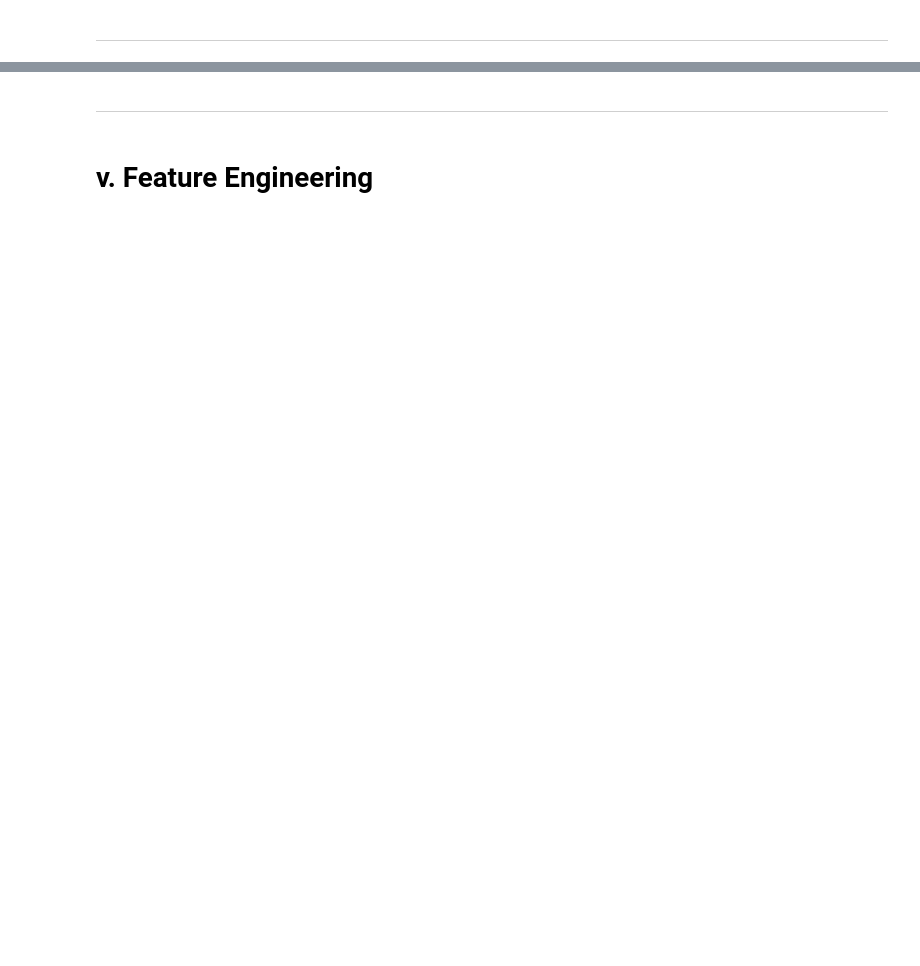
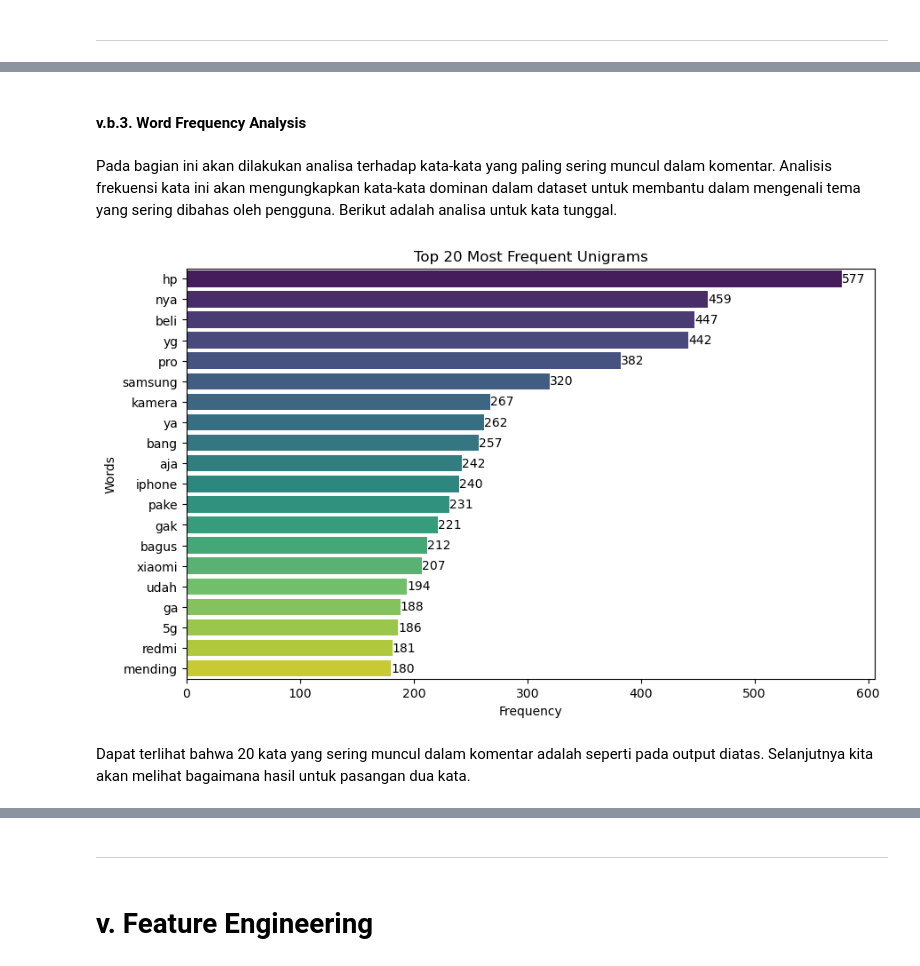
Before and after one commit to FTDS-assignment-bay/p2-final-project-phonalitics, a Jupyter notebook: phonAlytics.ipynb, the cells around one changed output, grey strips where cells are left out. Saved outputs shown, nothing was run; the diff lists cells and outputs as text; code cells hidden in the pictures; blank space fills up the shorter version.

```diff
--- a/phonAlytics.ipynb
+++ b/phonAlytics.ipynb
@@ -139,0 +320,4 @@ df.duplicated().sum()
+# %%
+# Stopwords in indonesian
+stop_words_id = set(stopwords.words('indonesian'))
+print(stop_words_id)
@@ -139,0 +440,29 @@ df.duplicated().sum()
+# %% [markdown]
+#### v.b.3. Word Frequency Analysis
+# %% [markdown]
+Pada bagian ini akan dilakukan analisa terhadap kata-kata yang paling sering muncul dalam komentar. Analisis frekuensi kata ini akan mengungkapkan kata-kata dominan dalam dataset untuk membantu dalam mengenali tema yang sering dibahas oleh pengguna. Berikut adalah analisa untuk kata tunggal.
+# %%
+# CountVectorizer for unigram
+stop_words_as_list = list(stop_words_id)
+vectorizer = CountVectorizer(stop_words=stop_words_as_list, ngram_range=(1, 1))  # Unigrams
+X = vectorizer.fit_transform(df_eda['comment'])
+unigram_freq = pd.DataFrame(X.toarray(), columns=vectorizer.get_feature_names_out())
+word_freq_uni = unigram_freq.sum(axis=0).sort_values(ascending=False)
+# %%
+# Plot top 20 most frequent words
+top_words = word_freq_uni.head(20)
+
+plt.figure(figsize=(10, 6))
+barplot = sns.barplot(x=top_words.values, y=top_words.index, palette='viridis')
+
+for index, value in enumerate(top_words.values):
+    plt.text(value, index, str(value), va='center')
+
+plt.title('Top 20 Most Frequent Unigrams')
+plt.xlabel('Frequency')
+plt.ylabel('Words')
+plt.show()
+# %% [output]
+[figure, added]
+# %% [markdown]
+Dapat terlihat bahwa 20 kata yang sering muncul dalam komentar adalah seperti pada output diatas. Selanjutnya kita akan melihat bagaimana hasil untuk pasangan dua kata.
```
Also changed, not shown: parts of 163 cells of this notebook.
